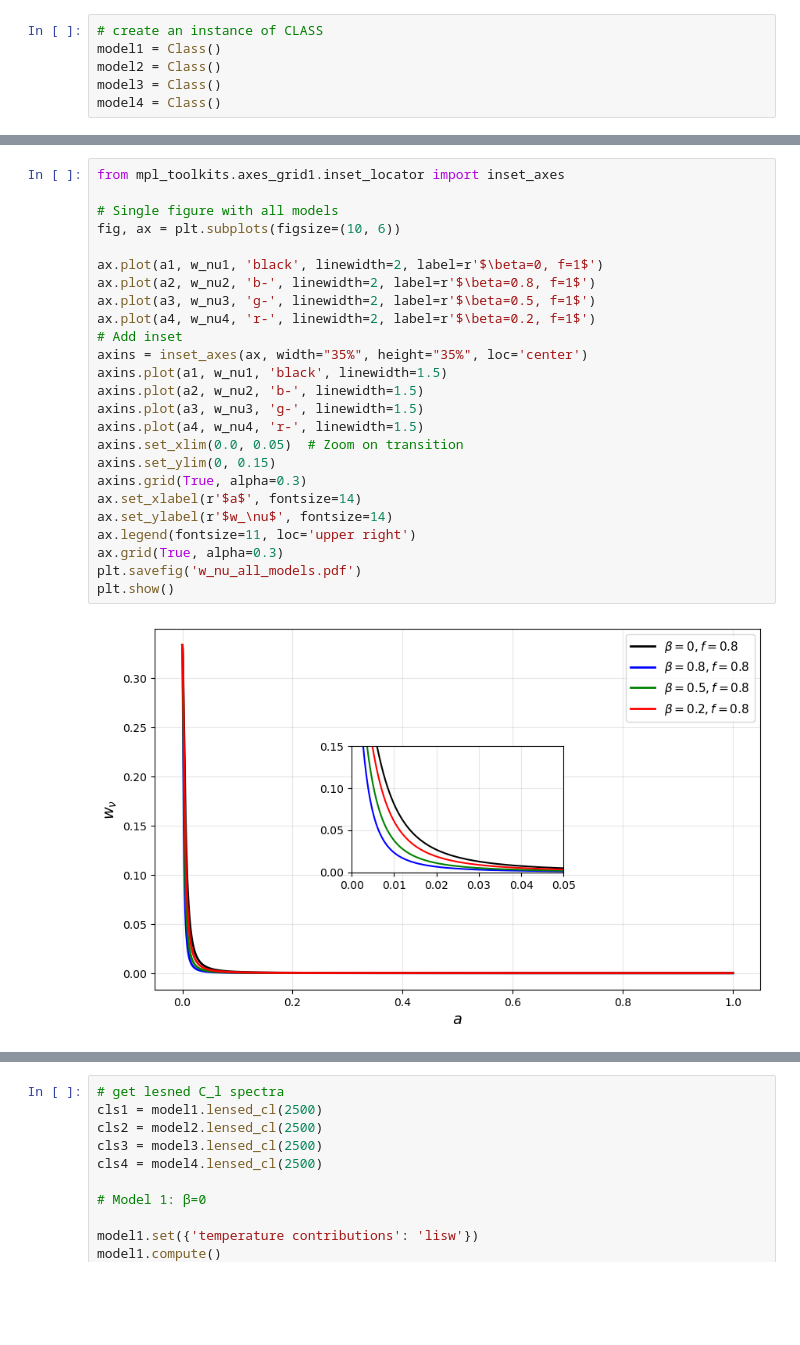
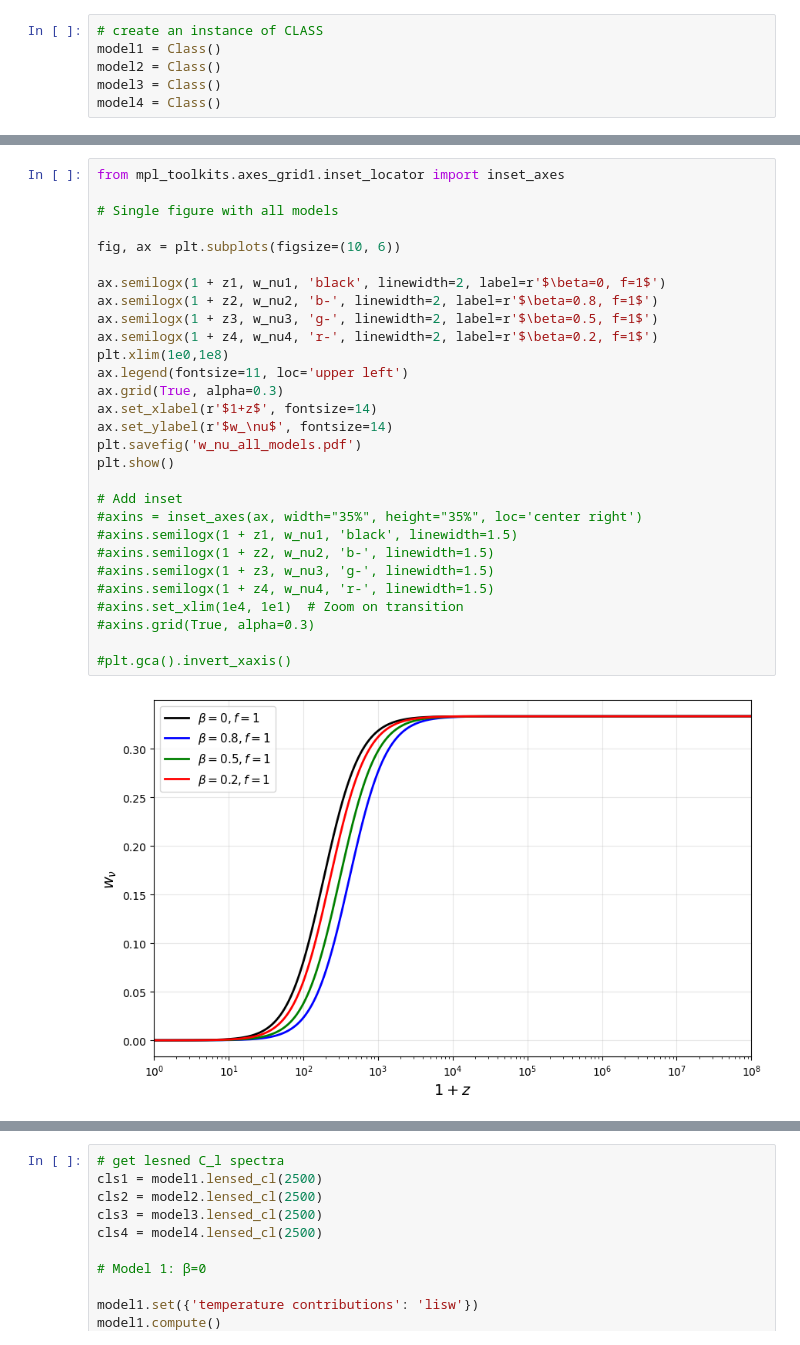
Before and after one commit to Gabriel-Rodrigues1/Class_MaVaN, a Jupyter notebook: class_mavan_pngb_phitoday/notebooks/class_mavan_plots_pngb.ipynb, the cells around one changed output, grey strips where cells are left out. Drawn from its saved outputs; the diff is of its cells as text; blank space fills up the shorter version.

Commit message:
add notebook to plot

```diff
--- a/class_mavan_pngb_phitoday/notebooks/class_mavan_plots_pngb.ipynb
+++ b/class_mavan_pngb_phitoday/notebooks/class_mavan_plots_pngb.ipynb
@@ -412,30 +546,34 @@ dict_keys(['z', 'proper time [Gyr]', 'conf. time [Mpc]', 'H [1/Mpc]', 'comov. di
 # %%
 from mpl_toolkits.axes_grid1.inset_locator import inset_axes
 
 # Single figure with all models
+
 fig, ax = plt.subplots(figsize=(10, 6))
 
-ax.plot(a1, w_nu1, 'black', linewidth=2, label=r'$\beta=0, f=1$')
-ax.plot(a2, w_nu2, 'b-', linewidth=2, label=r'$\beta=0.8, f=1$')
-ax.plot(a3, w_nu3, 'g-', linewidth=2, label=r'$\beta=0.5, f=1$')
-ax.plot(a4, w_nu4, 'r-', linewidth=2, label=r'$\beta=0.2, f=1$')
-# Add inset
-axins = inset_axes(ax, width="35%", height="35%", loc='center')
-axins.plot(a1, w_nu1, 'black', linewidth=1.5)
-axins.plot(a2, w_nu2, 'b-', linewidth=1.5)
-axins.plot(a3, w_nu3, 'g-', linewidth=1.5)
-axins.plot(a4, w_nu4, 'r-', linewidth=1.5)
-axins.set_xlim(0.0, 0.05)  # Zoom on transition
-axins.set_ylim(0, 0.15)
-axins.grid(True, alpha=0.3)
-ax.set_xlabel(r'$a$', fontsize=14)
+ax.semilogx(1 + z1, w_nu1, 'black', linewidth=2, label=r'$\beta=0, f=1$')
+ax.semilogx(1 + z2, w_nu2, 'b-', linewidth=2, label=r'$\beta=0.8, f=1$')
+ax.semilogx(1 + z3, w_nu3, 'g-', linewidth=2, label=r'$\beta=0.5, f=1$')
+ax.semilogx(1 + z4, w_nu4, 'r-', linewidth=2, label=r'$\beta=0.2, f=1$')
+plt.xlim(1e0,1e8)
+ax.legend(fontsize=11, loc='upper left')
+ax.grid(True, alpha=0.3)
+ax.set_xlabel(r'$1+z$', fontsize=14)
 ax.set_ylabel(r'$w_\nu$', fontsize=14)
-ax.legend(fontsize=11, loc='upper right')
-ax.grid(True, alpha=0.3)
 plt.savefig('w_nu_all_models.pdf')
 plt.show()
+
+# Add inset
+#axins = inset_axes(ax, width="35%", height="35%", loc='center right')
+#axins.semilogx(1 + z1, w_nu1, 'black', linewidth=1.5)
+#axins.semilogx(1 + z2, w_nu2, 'b-', linewidth=1.5)
+#axins.semilogx(1 + z3, w_nu3, 'g-', linewidth=1.5)
+#axins.semilogx(1 + z4, w_nu4, 'r-', linewidth=1.5)
+#axins.set_xlim(1e4, 1e1)  # Zoom on transition
+#axins.grid(True, alpha=0.3)
+
+#plt.gca().invert_xaxis()
 # %% [output]
-[figure, old version]
+[figure, new version]
 # %%
 # Plot w_φ vs redshift
 fig, ax = plt.subplots(figsize=(10, 6))
```
Also changed, not shown: parts of 25 cells of this notebook, 18 other files.
